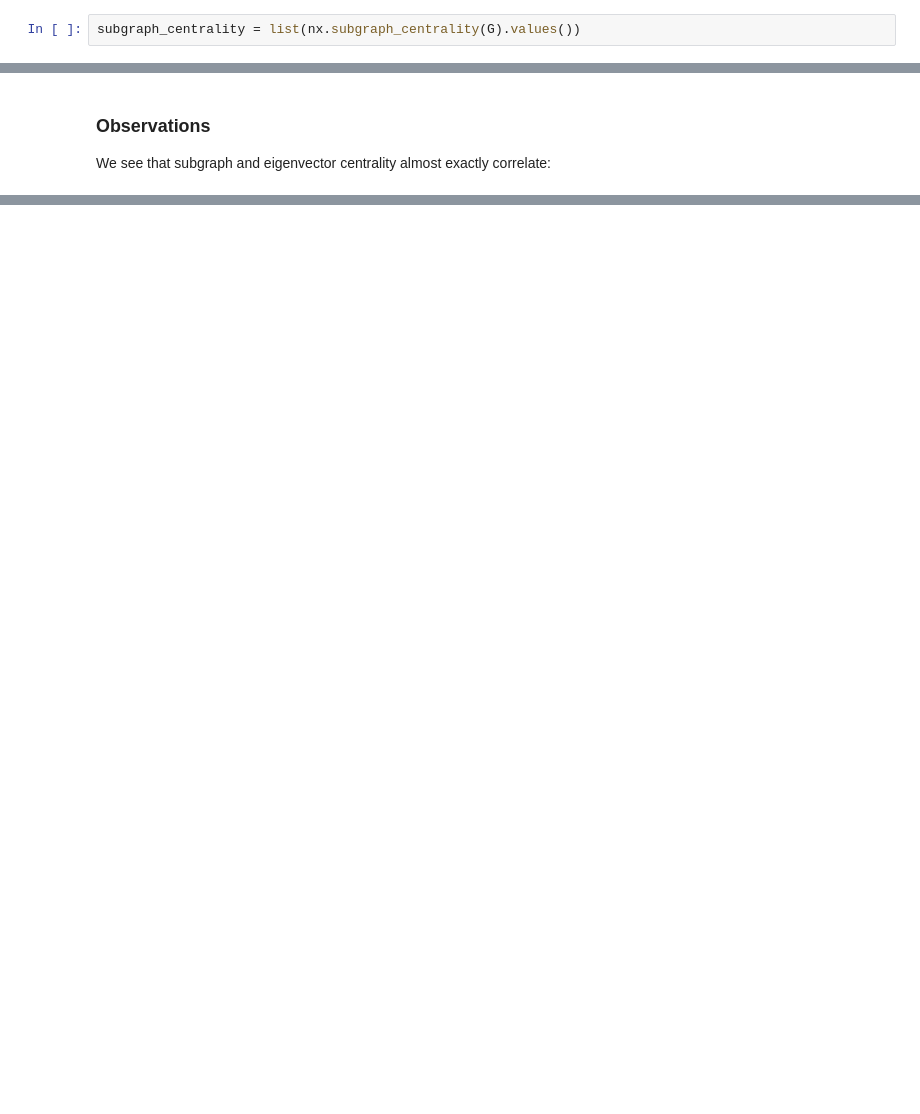
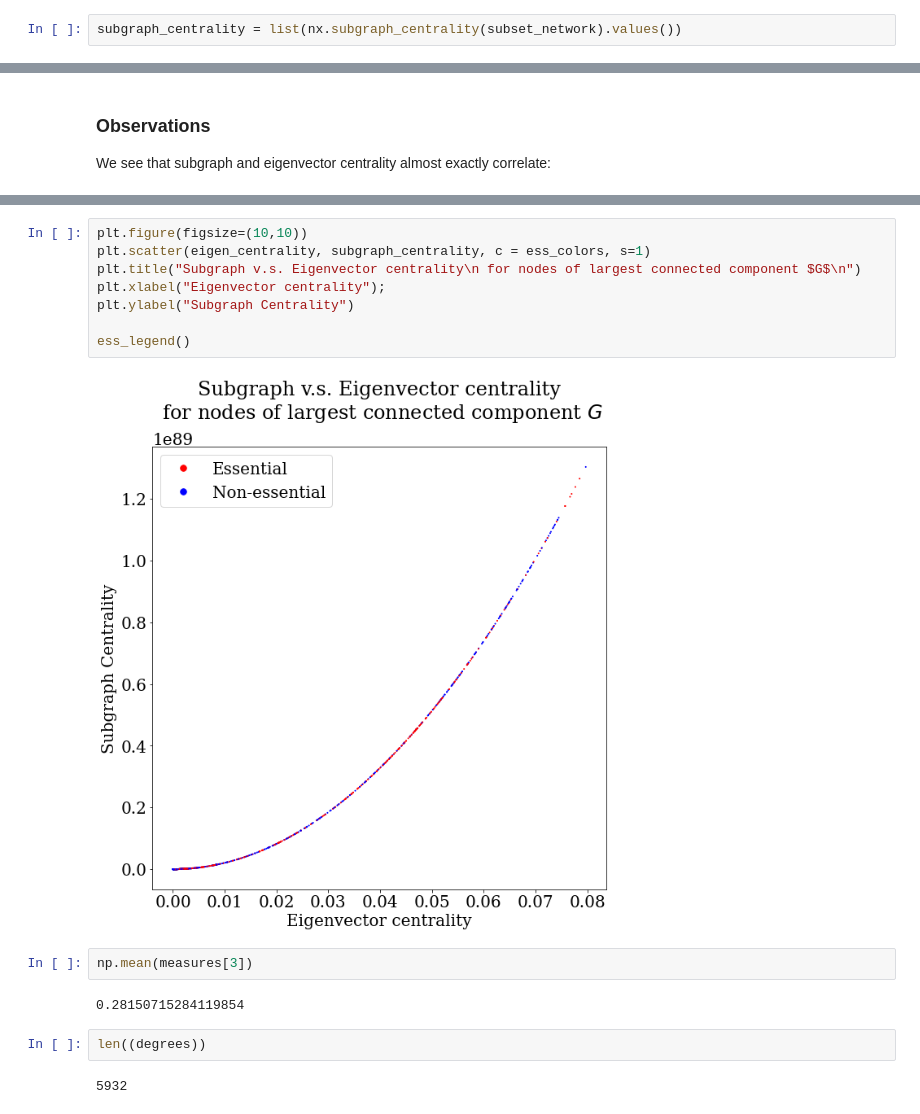
Before and after one commit to xdimos/Group-D-3888-Project, a Jupyter notebook: Lethality Fitting.ipynb, the cells around one changed output, grey strips where cells are left out. Drawn from its saved outputs; the diff is of its cells as text; blank space fills up the shorter version.

```diff
--- a/Lethality Fitting.ipynb
+++ b/Lethality Fitting.ipynb
@@ -96,5 +109,5 @@ eigen_centrality = list(nx.eigenvector_centrality(G).values())
 # %%
-subgraph_centrality = list(nx.subgraph_centrality(G).values())
+subgraph_centrality = list(nx.subgraph_centrality(subset_network).values())
 # %%
 # Veeeery long. Uncomment at your peril. Of course we would prefer to avoid computationally expensive measure!
 #est_samples = 2;
@@ -183,0 +333,18 @@ plt.show()
+# %%
+plt.figure(figsize=(10,10))
+plt.scatter(eigen_centrality, subgraph_centrality, c = ess_colors, s=1)
+plt.title("Subgraph v.s. Eigenvector centrality\n for nodes of largest connected component $G$\n")
+plt.xlabel("Eigenvector centrality");
+plt.ylabel("Subgraph Centrality")
+
+ess_legend()
+# %% [output]
+[figure, added]
+# %%
+np.mean(measures[3])
+# %% [output]
+0.28150715284119854
+# %%
+len((degrees))
+# %% [output]
+5932
```
Also changed, not shown: parts of 11 cells of this notebook, 5 other files.
